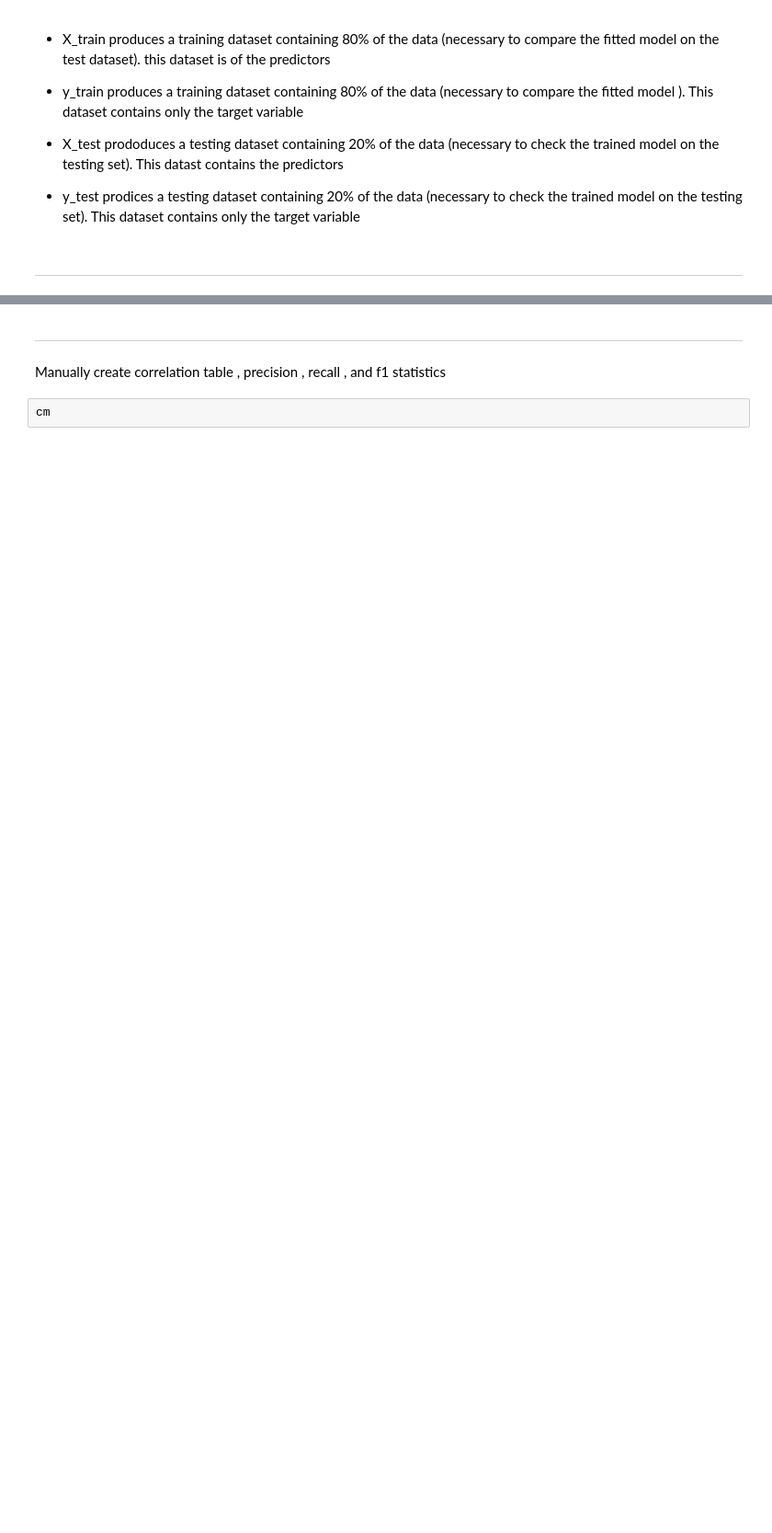
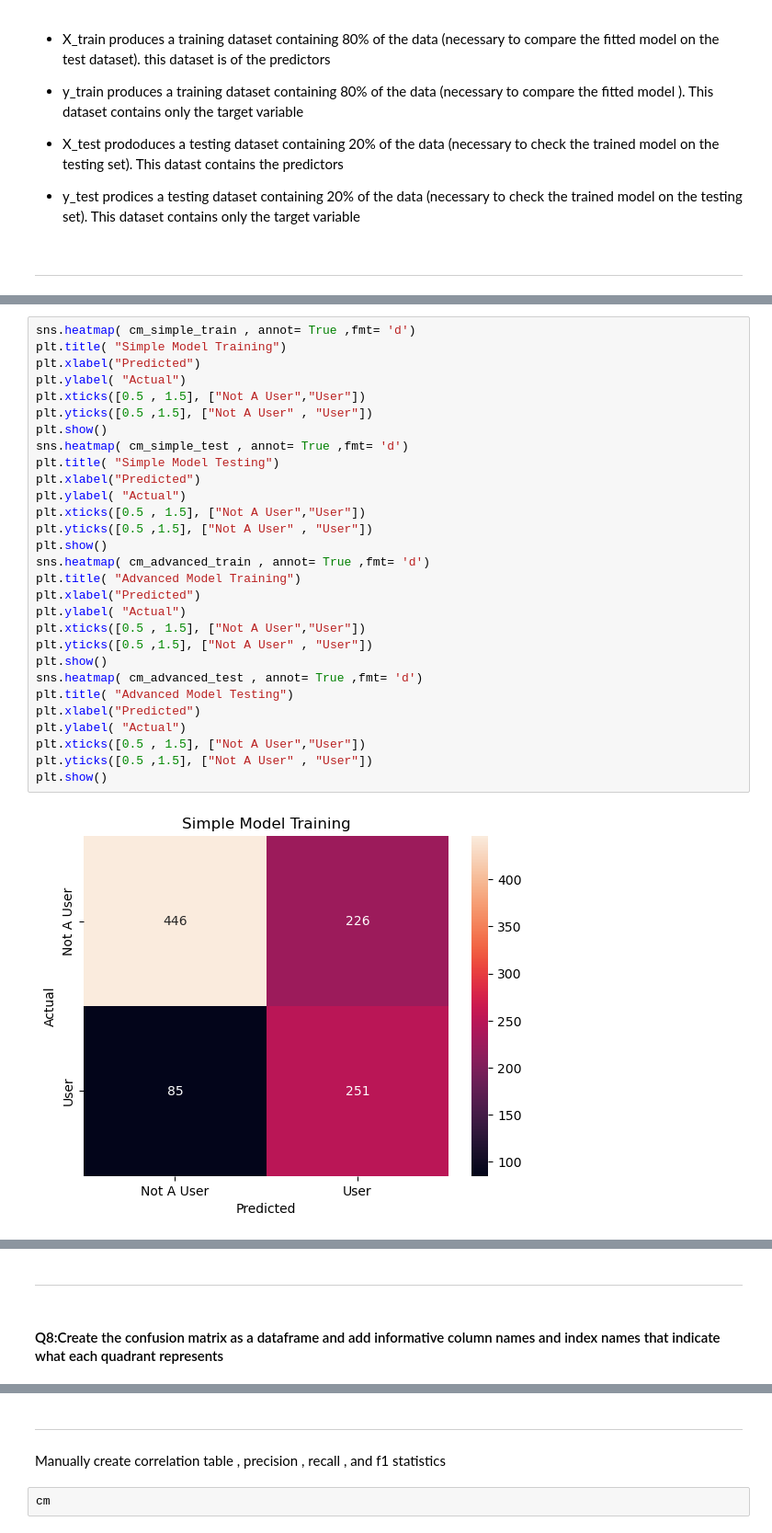
Before and after one commit to liulawrence2002/final-project-programming2, a Jupyter notebook: final project v1.ipynb, the cells around one changed output, grey strips where cells are left out. Shown: that part at 92% size. Cells and saved outputs as stored; diff of their text form; blank space fills up the shorter version.

```diff
--- a/final project v1.ipynb
+++ b/final project v1.ipynb
@@ -409,0 +487,31 @@ KNN imputation + pipeline CV accuracy: 0.6795822865868676
+# %%
+sns.heatmap( cm_simple_train , annot= True ,fmt= 'd')
+plt.title( "Simple Model Training")
+plt.xlabel("Predicted")
+plt.ylabel( "Actual")
+plt.xticks([0.5 , 1.5], ["Not A User","User"])
+plt.yticks([0.5 ,1.5], ["Not A User" , "User"])
+plt.show()
+sns.heatmap( cm_simple_test , annot= True ,fmt= 'd')
+plt.title( "Simple Model Testing")
+plt.xlabel("Predicted")
+plt.ylabel( "Actual")
+plt.xticks([0.5 , 1.5], ["Not A User","User"])
+plt.yticks([0.5 ,1.5], ["Not A User" , "User"])
+plt.show()
+sns.heatmap( cm_advanced_train , annot= True ,fmt= 'd')
+plt.title( "Advanced Model Training")
+plt.xlabel("Predicted")
+plt.ylabel( "Actual")
+plt.xticks([0.5 , 1.5], ["Not A User","User"])
+plt.yticks([0.5 ,1.5], ["Not A User" , "User"])
+plt.show()
+sns.heatmap( cm_advanced_test , annot= True ,fmt= 'd')
+plt.title( "Advanced Model Testing")
+plt.xlabel("Predicted")
+plt.ylabel( "Actual")
+plt.xticks([0.5 , 1.5], ["Not A User","User"])
+plt.yticks([0.5 ,1.5], ["Not A User" , "User"])
+plt.show()
+# %% [output]
+[figure, added]
@@ -409,0 +521,4 @@ KNN imputation + pipeline CV accuracy: 0.6795822865868676
+# %% [markdown]
+---
+# %% [markdown]
+#### Q8:Create the confusion matrix as a dataframe and add informative column names and index names that indicate what each quadrant represents
```
Also changed, not shown: parts of 35 cells of this notebook.
